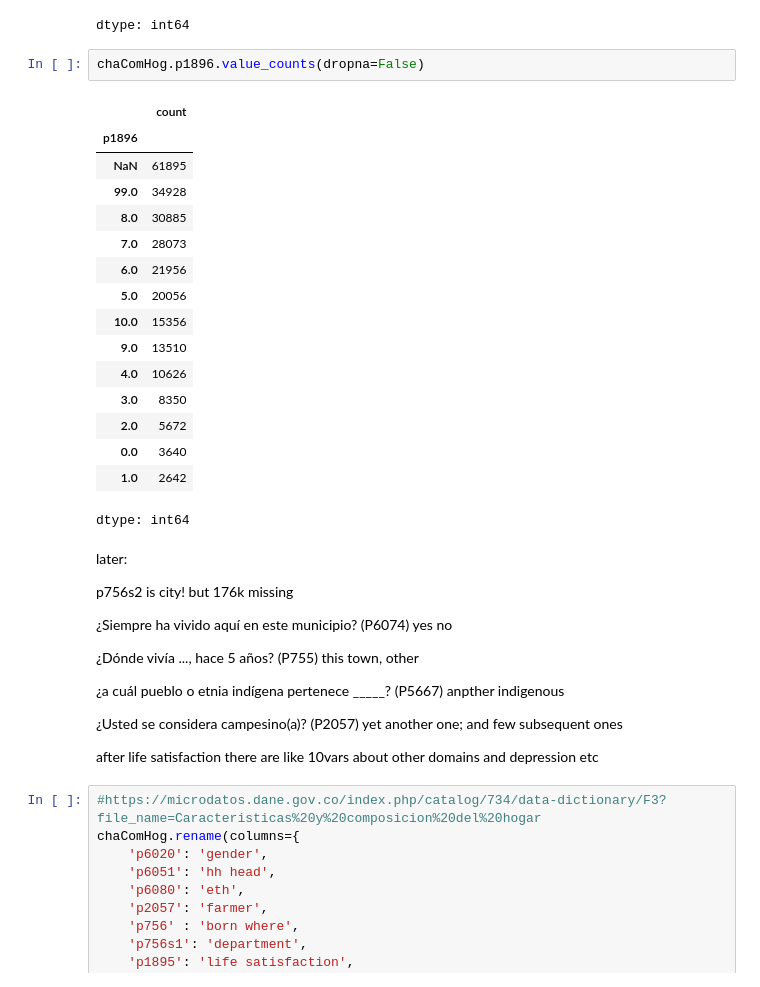
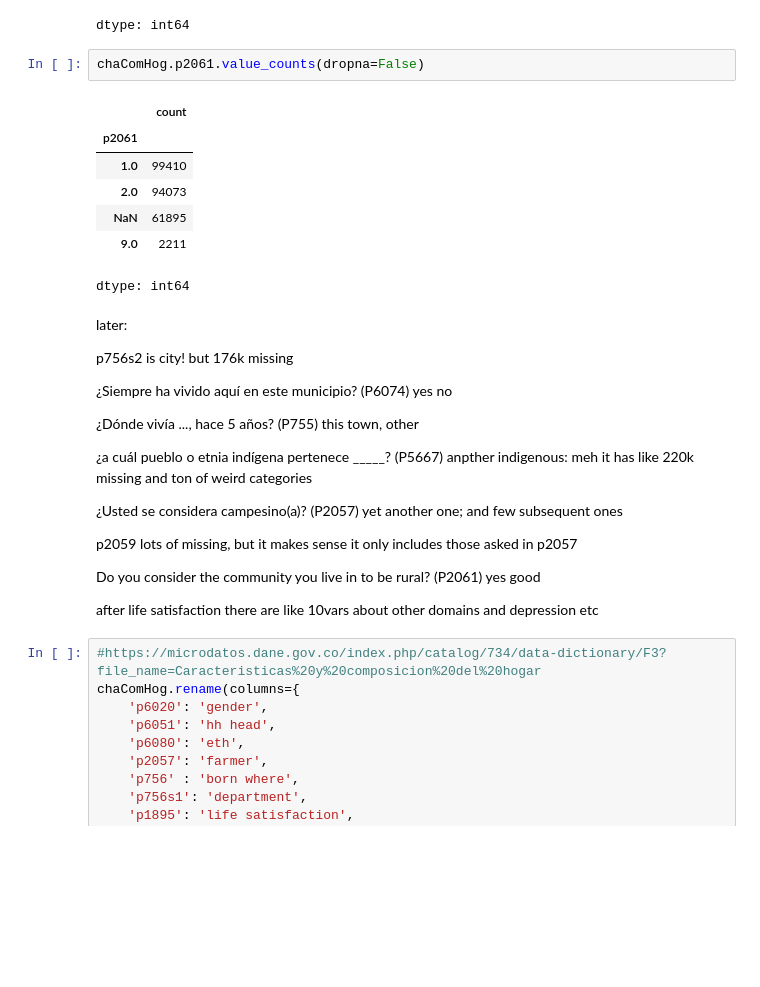
Before and after one commit to theaok/linaColMex, a Jupyter notebook: linaColMex.ipynb, the cells around one changed output. Drawn from its saved outputs; the diff is of its cells as text; blank space fills up the shorter version.

```diff
--- a/linaColMex.ipynb
+++ b/linaColMex.ipynb
@@ -234,23 +234,14 @@ chaComHog['p756s2'].value_counts(dropna=False)
 | 13212.0 | 49 |
 dtype: int64
 # %%
-chaComHog.p1896.value_counts(dropna=False)
+chaComHog.p2061.value_counts(dropna=False)
 # %% [output]
 |  | count |
-| p1896 |  |
+| p2061 |  |
+| 1.0 | 99410 |
+| 2.0 | 94073 |
 | NaN | 61895 |
-| 99.0 | 34928 |
-| 8.0 | 30885 |
-| 7.0 | 28073 |
-| 6.0 | 21956 |
-| 5.0 | 20056 |
-| 10.0 | 15356 |
-| 9.0 | 13510 |
-| 4.0 | 10626 |
-| 3.0 | 8350 |
-| 2.0 | 5672 |
-| 0.0 | 3640 |
-| 1.0 | 2642 |
+| 9.0 | 2211 |
 dtype: int64
 # %% [markdown]
 later:
@@ -261,10 +252,15 @@ p756s2 is city! but 176k missing
 
 ¿Dónde vivía ..., hace 5 años? (P755) this town, other
 
-¿a cuál pueblo o etnia indígena pertenece _____? (P5667) anpther indigenous
+¿a cuál pueblo o etnia indígena pertenece _____? (P5667) anpther indigenous: meh it has like 220k missing and ton of weird categories
 
 ¿Usted se considera campesino(a)? (P2057) yet another one; and few subsequent ones
 
+p2059 lots of missing, but it makes sense it only includes those asked in p2057
+
+Do you consider the community you live in to be rural? (P2061) yes good
+
+
 
 after life satisfaction there are like 10vars about other domains and depression etc
 # %%
```
